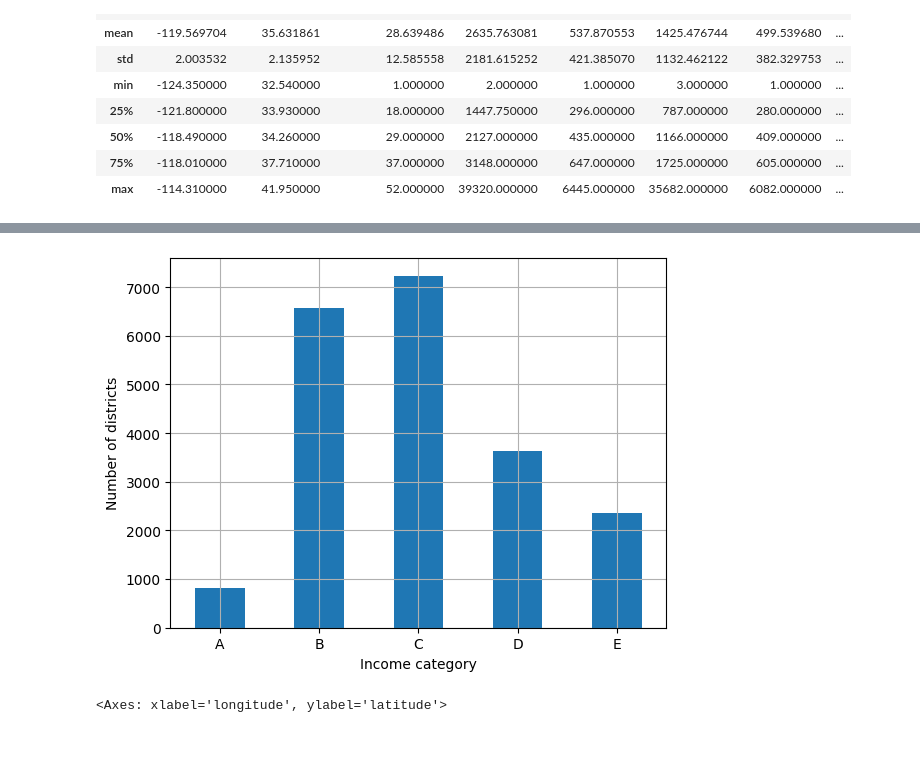
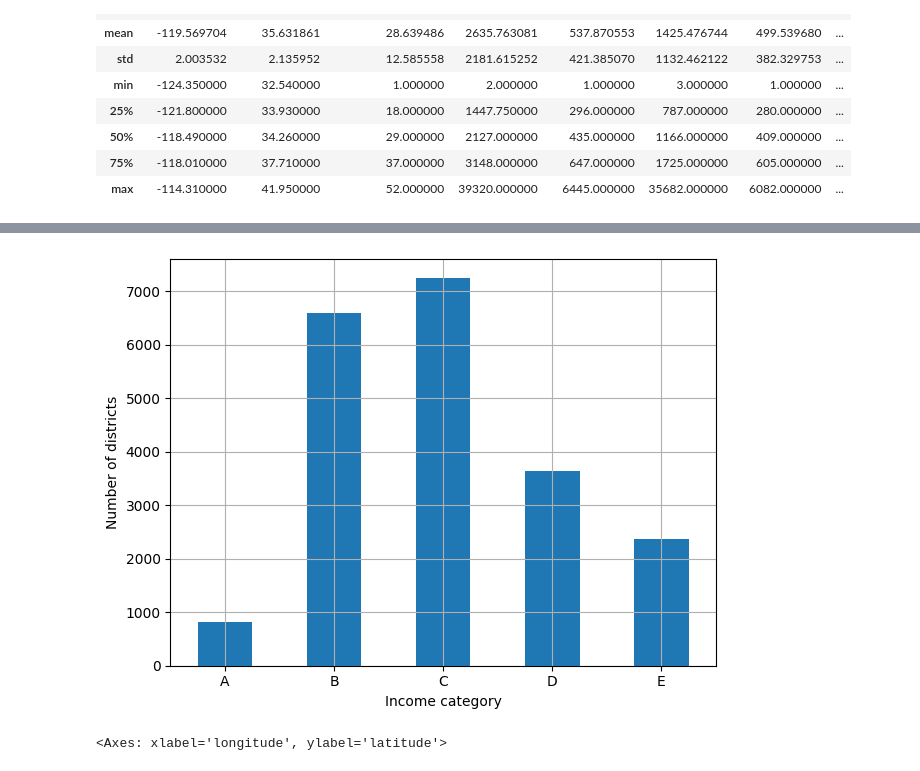
Before and after one commit to mosaezam/Def_Machine, a Jupyter notebook: app.ipynb, the cells around one changed output, grey strips where cells are left out. Cells and saved outputs as stored; diff of their text form; code cells hidden in the pictures; blank space fills up the shorter version.

```diff
--- a/app.ipynb
+++ b/app.ipynb
@@ -1,3 +1,15 @@
+# %%
+from pathlib import Path
+import matplotlib.pyplot as plt
+
+IMAGES_PATH = Path("D:/Machine leraningTraining/End-to-End Machine Learning Project") / "images"
+IMAGES_PATH.mkdir(parents=True, exist_ok=True)
+
+def save_fig(fig_id, tight_layout=True, fig_extension="png", resolution=300):
+    path = IMAGES_PATH / f"{fig_id}.{fig_extension}"
+    if tight_layout:
+        plt.tight_layout()
+    plt.savefig(path, format=fig_extension, dpi=resolution)
 # %%
 import pandas as pd
 import os
@@ -85,0 +92,11 @@ plt.show()
+# %%
+import matplotlib.pyplot as plt
+plt.rc('font', size=14)
+plt.rc('axes', labelsize=14, titlesize=14)
+plt.rc('legend', fontsize=10)
+plt.rc('xtick', labelsize=10)
+plt.rc('ytick', labelsize=10)
+housing.hist(bins=50, figsize=(20,15))
+#save_fig("attribute_histogram_plots", tight_layout=True, fig_extension="png", resolution=300)
+#save_fig("Copilot_histogram_plots", tight_layout=False, fig_extension="png", resolution=300)
+plt.show()
@@ -112,13 +131,14 @@ train_set, test_set = train_test_split(housing, test_size=0.2, random_state=42)
 # %%
 housing["income_cat"] = pd.cut(housing["median_income"],
                                bins=[0., 1.5, 3.0, 4.5, 6., np.inf],
                                labels=["A", "B", "C", "D", "E"])
 housing["income_cat"].value_counts().sort_index().plot.bar(rot=0, grid=True)
 plt.xlabel("Income category")
 plt.ylabel("Number of districts")
+save_fig("Income")
 plt.show()
 # %% [output]
-[figure, old version]
+[figure, new version]
 # %%
 housing.plot(kind="scatter", x="longitude", y="latitude")
 # %% [output]
```
Also changed, not shown: parts of 11 cells of this notebook, 11 other files.
